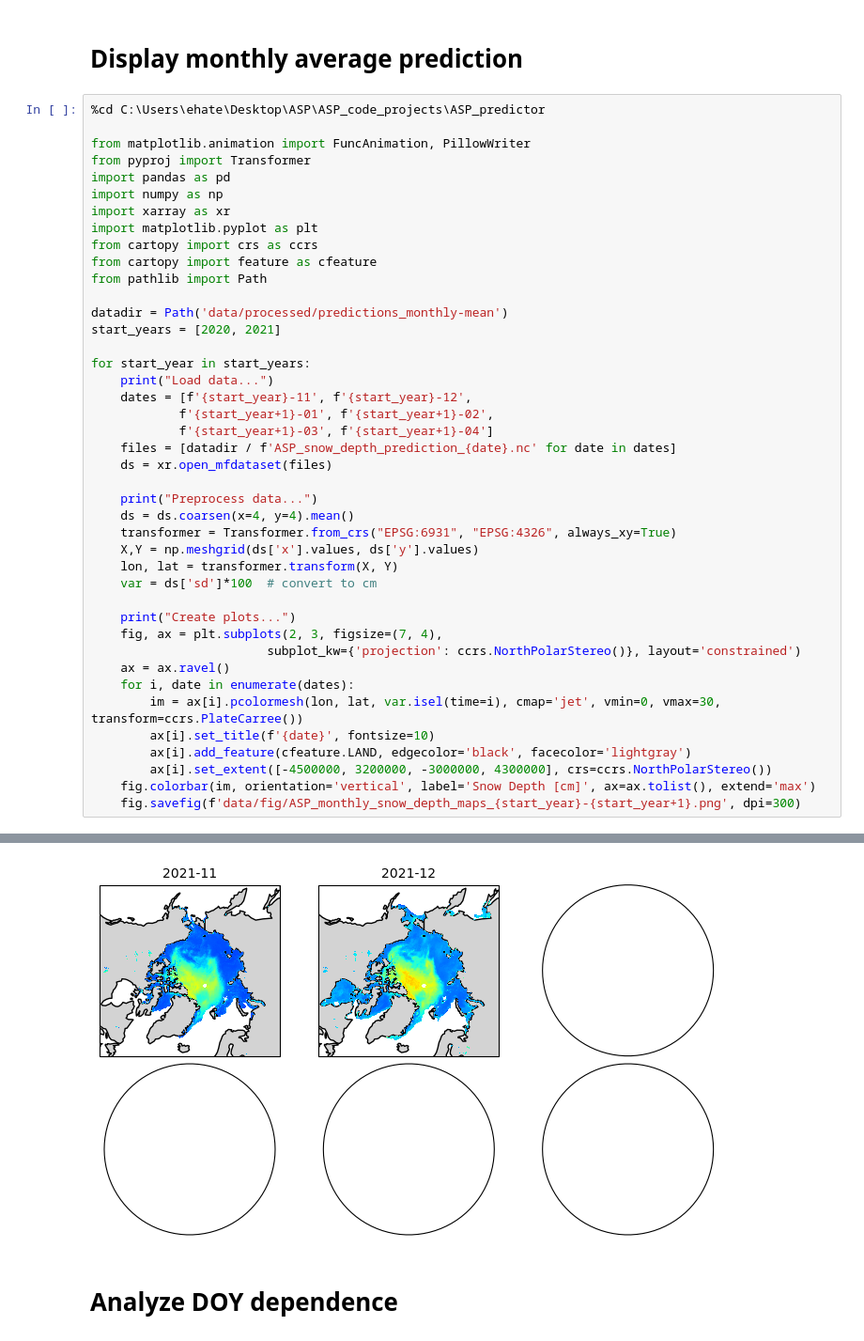
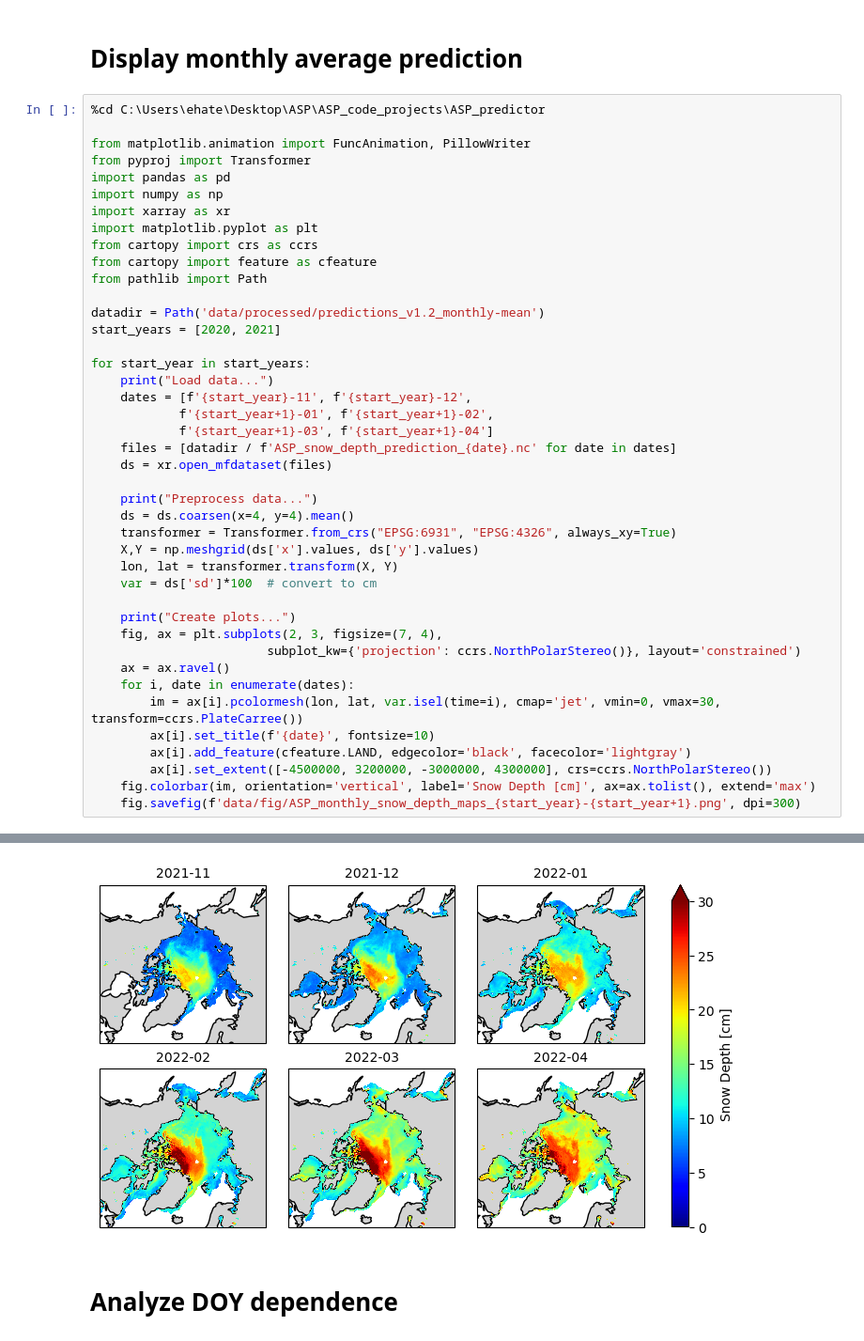
Before and after one commit to EHTellefsen/Arctic_Snow_Products, a Jupyter notebook: analysis/evaluate_model_predictions.ipynb, the cells around one changed output, grey strips where cells are left out. Shown at 94% size. Saved outputs shown, nothing was run; the diff lists cells and outputs as text.

Commit message:
updates to plots and QL

```diff
--- a/analysis/evaluate_model_predictions.ipynb
+++ b/analysis/evaluate_model_predictions.ipynb
@@ -86,7 +86,7 @@ from cartopy import crs as ccrs
 from cartopy import feature as cfeature
 from pathlib import Path
 
-datadir = Path('data/processed/predictions_monthly-mean')
+datadir = Path('data/processed/predictions_v1.2_monthly-mean')
 start_years = [2020, 2021]
 
 for start_year in start_years:
@@ -128,4 +127,4 @@ KeyboardInterrupt:
-[figure, old version]
+[figure, new version]
 # %% [markdown]
 # Analyze DOY dependence
 # %%
```
Also changed, not shown: parts of 5 cells of this notebook, 19 other files.
